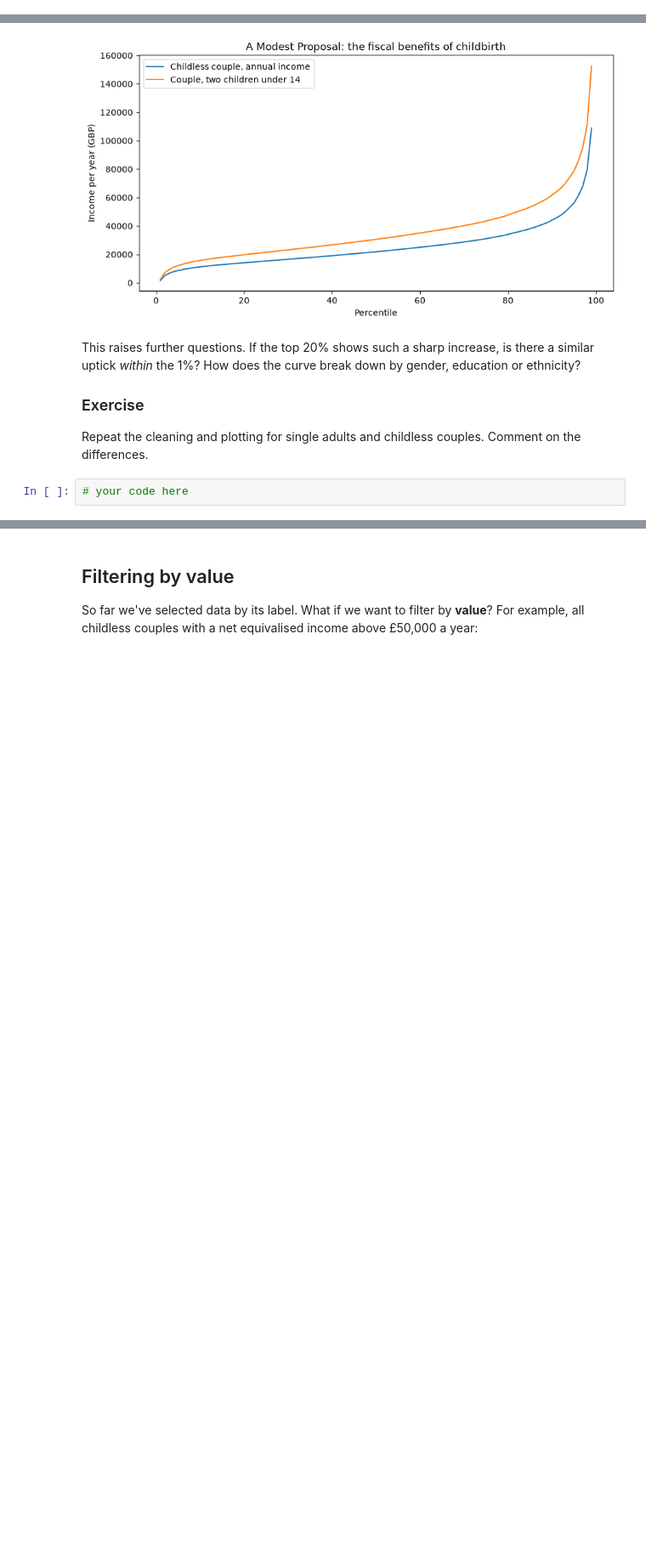
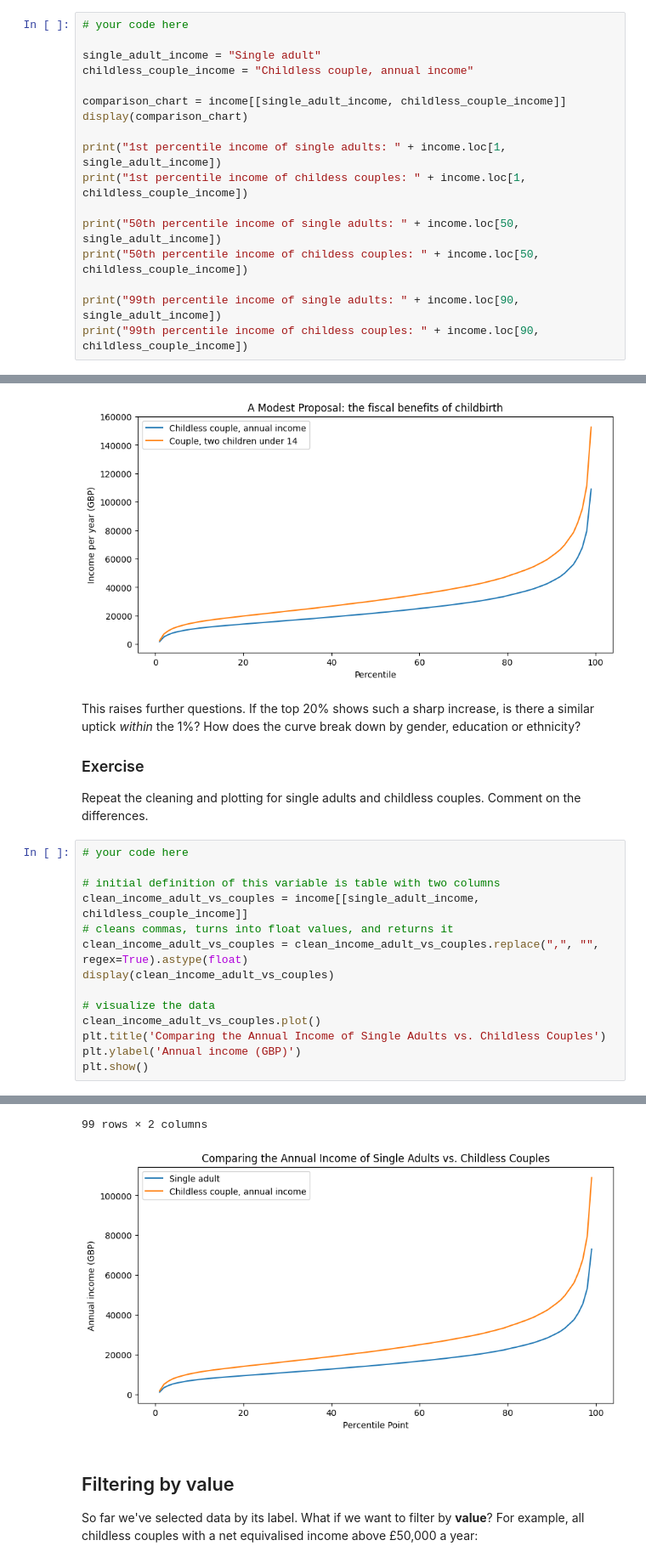
Before and after one commit to ellecarpenter/QM2, a Jupyter notebook: w02_pandas_uclqgc3.ipynb, the cells around one changed output, grey strips where cells are left out. Shown at 85% size. Drawn from its saved outputs; the diff is of its cells as text; blank space fills up the shorter version.

```diff
--- a/w02_pandas_uclqgc3.ipynb
+++ b/w02_pandas_uclqgc3.ipynb
@@ -130,0 +150,17 @@ How do the equivalised incomes of single adults (`"Single adult"`) and childless
+# %%
+# your code here
+
+single_adult_income = "Single adult"
+childless_couple_income = "Childless couple, annual income"
+
+comparison_chart = income[[single_adult_income, childless_couple_income]]
+display(comparison_chart)
+
+print("1st percentile income of single adults: " + income.loc[1, single_adult_income])
+print("1st percentile income of childess couples: " + income.loc[1, childless_couple_income])
+
+print("50th percentile income of single adults: " + income.loc[50, single_adult_income])
+print("50th percentile income of childess couples: " + income.loc[50, childless_couple_income])
+
+print("99th percentile income of single adults: " + income.loc[90, single_adult_income])
+print("99th percentile income of childess couples: " + income.loc[90, childless_couple_income])
@@ -222,5 +319,18 @@ This raises further questions. If the top 20% shows such a sharp increase, is th
 ### Exercise
 
 Repeat the cleaning and plotting for single adults and childless couples. Comment on the differences.
-# %%
-# your code here
+# %%
+# your code here
+
+# initial definition of this variable is table with two columns
+clean_income_adult_vs_couples = income[[single_adult_income, childless_couple_income]]
+# cleans commas, turns into float values, and returns it
+clean_income_adult_vs_couples = clean_income_adult_vs_couples.replace(",", "", regex=True).astype(float)
+display(clean_income_adult_vs_couples)
+
+# visualize the data
+clean_income_adult_vs_couples.plot()
+plt.title('Comparing the Annual Income of Single Adults vs. Childless Couples')
+plt.ylabel('Annual income (GBP)')
+plt.show()
+# %% [output]
@@ -227,3 +350,5 @@ Repeat the cleaning and plotting for single adults and childless couples. Commen
+99 rows × 2 columns
+[figure, added]
 # %% [markdown]
 ## Filtering by value
 
```
Also changed, not shown: parts of 32 cells of this notebook.
